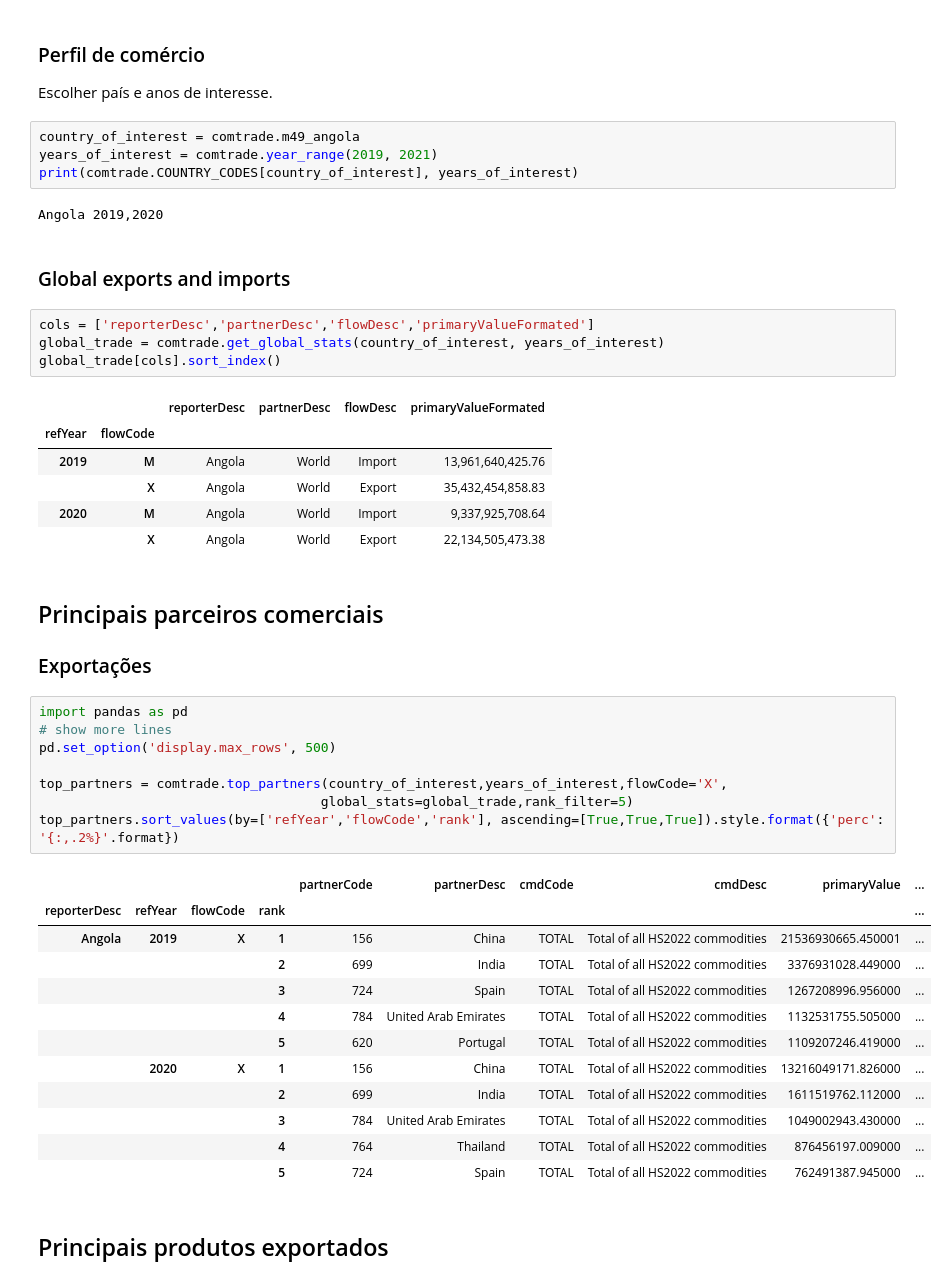
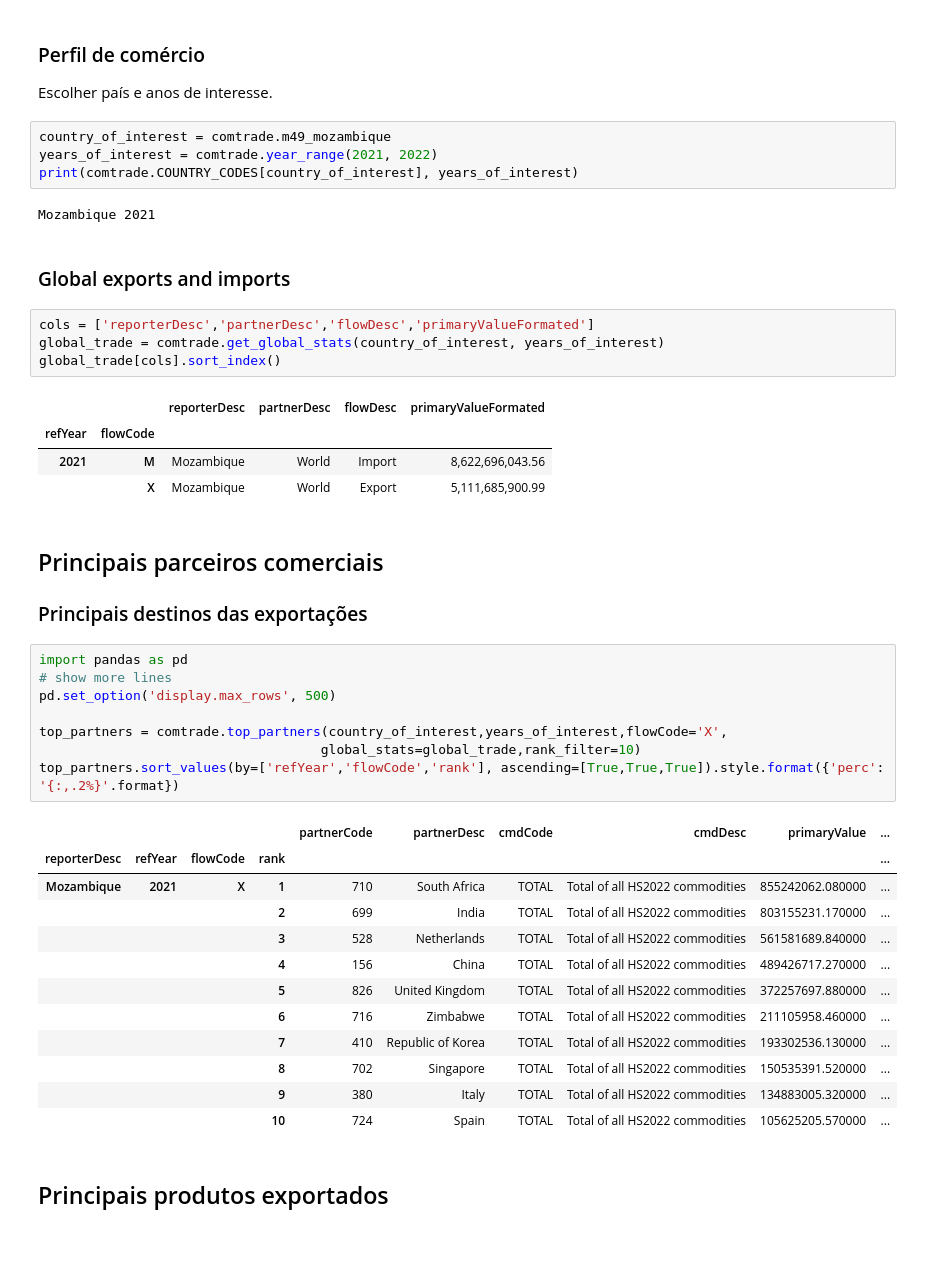
Before and after one commit to joaquimrcarvalho/cipf-comtrade, a Jupyter notebook: country_trade_profile.ipynb, the cells around one changed output. Drawn from its saved outputs; the diff is of its cells as text; blank space fills up the shorter version.

```diff
--- a/country_trade_profile.ipynb
+++ b/country_trade_profile.ipynb
@@ -62,11 +62,11 @@ comtrade.PERIOD_SECONDS=12
 
 Escolher país e anos de interesse.
 # %%
-country_of_interest = comtrade.m49_angola
-years_of_interest = comtrade.year_range(2019, 2021)
+country_of_interest = comtrade.m49_mozambique
+years_of_interest = comtrade.year_range(2021, 2022)
 print(comtrade.COUNTRY_CODES[country_of_interest], years_of_interest)
 # %% [output]
-Angola 2019,2020
+Mozambique 2021
 # %% [markdown]
 ### Global exports and imports
 # %%
@@ -76,34 +76,32 @@ global_trade[cols].sort_index()
 # %% [output]
 |  |  | reporterDesc | partnerDesc | flowDesc | primaryValueFormated |
 | refYear | flowCode |  |  |  |  |
-| 2019 | M | Angola | World | Import | 13,961,640,425.76 |
-|  | X | Angola | World | Export | 35,432,454,858.83 |
-| 2020 | M | Angola | World | Import | 9,337,925,708.64 |
-|  | X | Angola | World | Export | 22,134,505,473.38 |
+| 2021 | M | Mozambique | World | Import | 8,622,696,043.56 |
+|  | X | Mozambique | World | Export | 5,111,685,900.99 |
 # %% [markdown]
 ## Principais parceiros comerciais
-### Exportações
+### Principais destinos das exportações
 # %%
 import pandas as pd
 # show more lines
 pd.set_option('display.max_rows', 500)
 
 top_partners = comtrade.top_partners(country_of_interest,years_of_interest,flowCode='X',
-                                    global_stats=global_trade,rank_filter=5)
+                                    global_stats=global_trade,rank_filter=10)
 top_partners.sort_values(by=['refYear','flowCode','rank'], ascending=[True,True,True]).style.format({'perc': '{:,.2%}'.format})
 # %% [output]
 |  |  |  |  | partnerCode | partnerDesc | cmdCode | cmdDesc | primaryValue | ... |
 | reporterDesc | refYear | flowCode | rank |  |  |  |  |  | ... |
-| Angola | 2019 | X | 1 | 156 | China | TOTAL | Total of all HS2022 commodities | 21536930665.450001 | ... |
-|  |  |  | 2 | 699 | India | TOTAL | Total of all HS2022 commodities | 3376931028.449000 | ... |
-|  |  |  | 3 | 724 | Spain | TOTAL | Total of all HS2022 commodities | 1267208996.956000 | ... |
-|  |  |  | 4 | 784 | United Arab Emirates | TOTAL | Total of all HS2022 commodities | 1132531755.505000 | ... |
-|  |  |  | 5 | 620 | Portugal | TOTAL | Total of all HS2022 commodities | 1109207246.419000 | ... |
-|  | 2020 | X | 1 | 156 | China | TOTAL | Total of all HS2022 commodities | 13216049171.826000 | ... |
-|  |  |  | 2 | 699 | India | TOTAL | Total of all HS2022 commodities | 1611519762.112000 | ... |
-|  |  |  | 3 | 784 | United Arab Emirates | TOTAL | Total of all HS2022 commodities | 1049002943.430000 | ... |
-|  |  |  | 4 | 764 | Thailand | TOTAL | Total of all HS2022 commodities | 876456197.009000 | ... |
-|  |  |  | 5 | 724 | Spain | TOTAL | Total of all HS2022 commodities | 762491387.945000 | ... |
+| Mozambique | 2021 | X | 1 | 710 | South Africa | TOTAL | Total of all HS2022 commodities | 855242062.080000 | ... |
+|  |  |  | 2 | 699 | India | TOTAL | Total of all HS2022 commodities | 803155231.170000 | ... |
+|  |  |  | 3 | 528 | Netherlands | TOTAL | Total of all HS2022 commodities | 561581689.840000 | ... |
+|  |  |  | 4 | 156 | China | TOTAL | Total of all HS2022 commodities | 489426717.270000 | ... |
+|  |  |  | 5 | 826 | United Kingdom | TOTAL | Total of all HS2022 commodities | 372257697.880000 | ... |
+|  |  |  | 6 | 716 | Zimbabwe | TOTAL | Total of all HS2022 commodities | 211105958.460000 | ... |
+|  |  |  | 7 | 410 | Republic of Korea | TOTAL | Total of all HS2022 commodities | 193302536.130000 | ... |
+|  |  |  | 8 | 702 | Singapore | TOTAL | Total of all HS2022 commodities | 150535391.520000 | ... |
+|  |  |  | 9 | 380 | Italy | TOTAL | Total of all HS2022 commodities | 134883005.320000 | ... |
+|  |  |  | 10 | 724 | Spain | TOTAL | Total of all HS2022 commodities | 105625205.570000 | ... |
 # %% [markdown]
 ## Principais produtos exportados
 # %%
```
Also changed, not shown: parts of 14 cells of this notebook, 1 other file.
